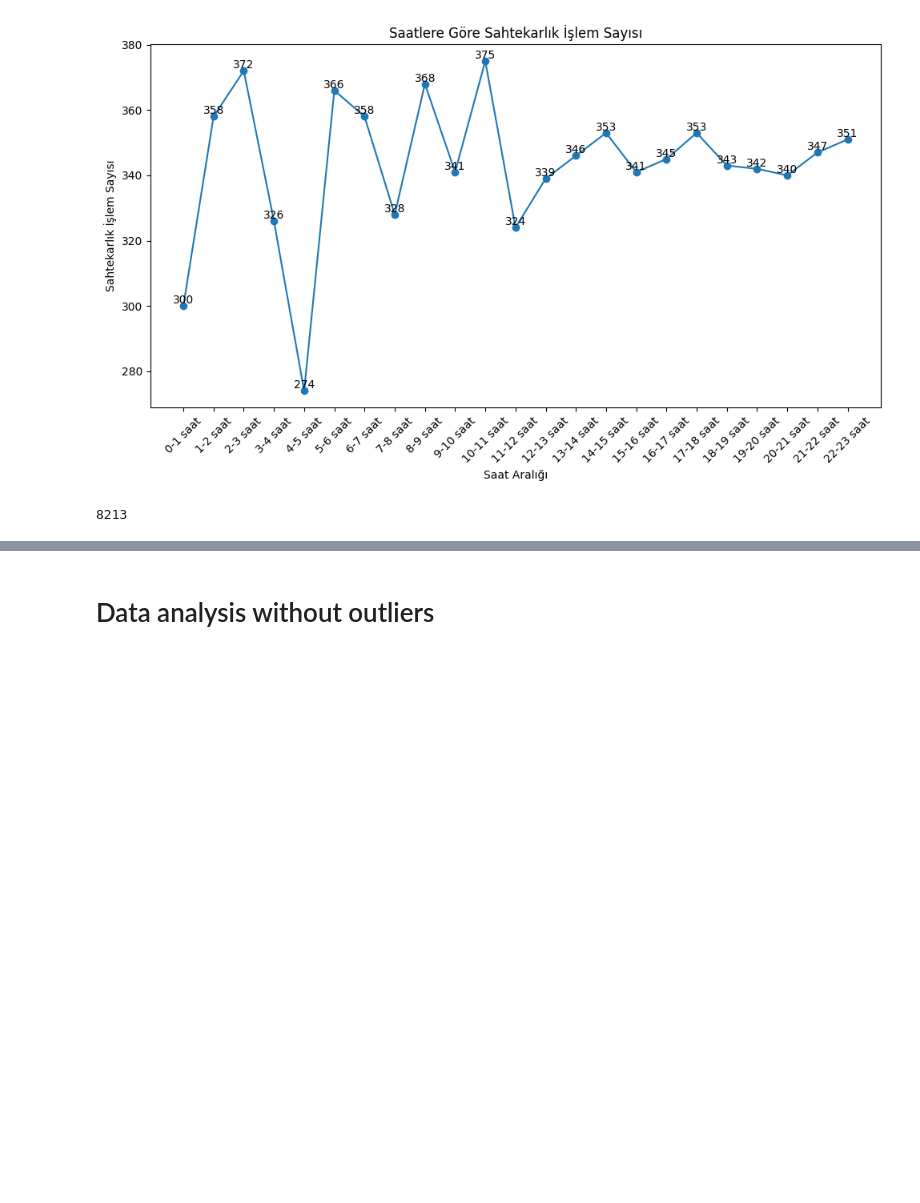
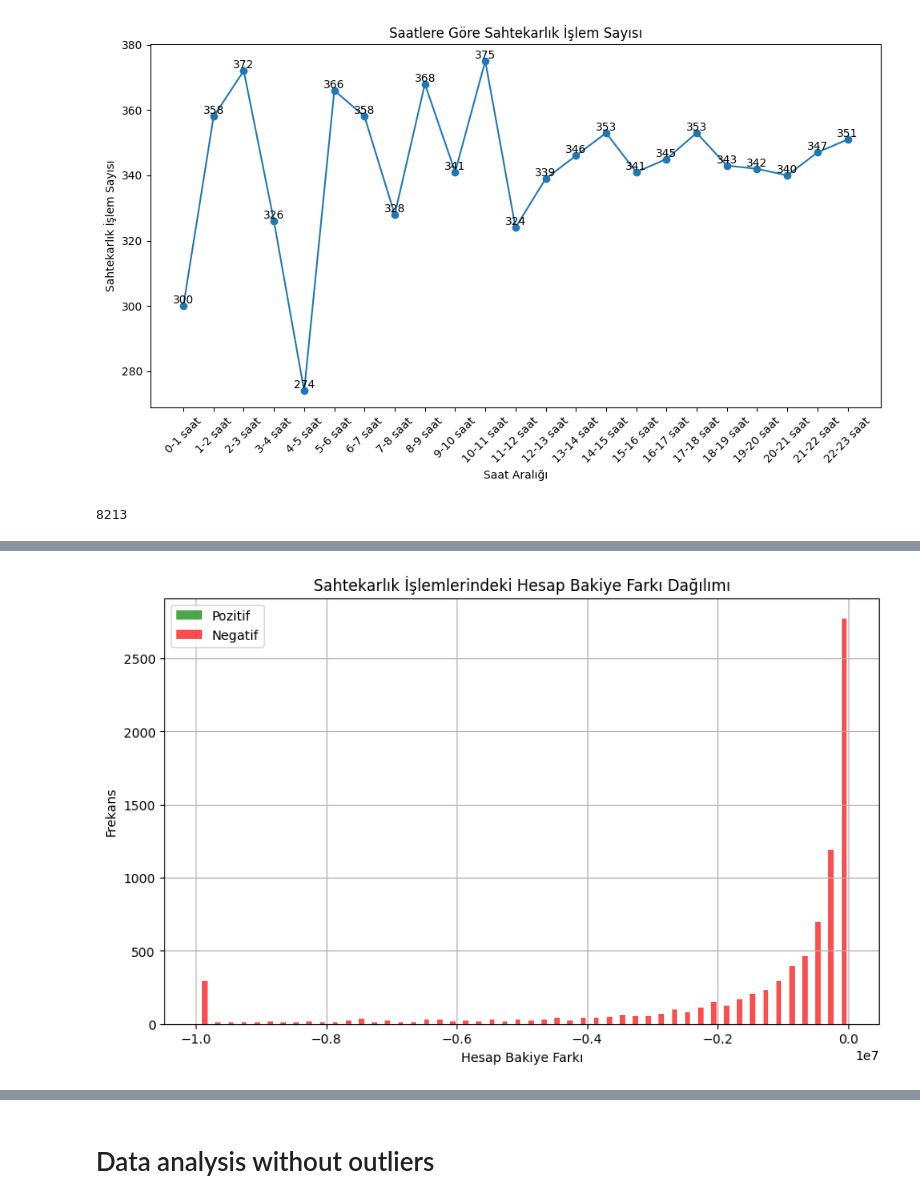
Before and after one commit to Muhammedali26/Projects, a Jupyter notebook: Synthetic-data-fraud-detection/main.ipynb, the cells around one changed output, grey strips where cells are left out. Drawn from its saved outputs; the diff is of its cells as text; code cells hidden in the pictures; blank space fills up the shorter version.

```diff
--- a/Synthetic-data-fraud-detection/main.ipynb
+++ b/Synthetic-data-fraud-detection/main.ipynb
@@ -466,0 +477,22 @@ memory usage: 48.5+ MB
+# %%
+# Sahtekarlık işlemlerini içeren veriyi seçme
+fraud_data = data[data['isFraud'] == 1]
+
+# İşlem öncesi ve sonrası hesap bakiye farkını hesaplama
+fraud_data['balance_diff'] = fraud_data['newbalanceOrig'] - fraud_data['oldbalanceOrg']
+
+# Pozitif ve negatif bakiye farklarını ayırma
+positive_balance_diff = fraud_data[fraud_data['balance_diff'] > 0]['balance_diff']
+negative_balance_diff = fraud_data[fraud_data['balance_diff'] <= 0]['balance_diff']
+
+# Histogram grafiğini çizdirme
+plt.figure(figsize=(10, 6))
+plt.hist([positive_balance_diff, negative_balance_diff], bins=50, color=['green', 'red'], alpha=0.7, label=['Pozitif', 'Negatif'])
+plt.title("Sahtekarlık İşlemlerindeki Hesap Bakiye Farkı Dağılımı")
+plt.xlabel("Hesap Bakiye Farkı")
+plt.ylabel("Frekans")
+plt.legend()
+plt.grid(True)
+plt.show()
+# %% [output]
+[figure, added]
```
Also changed, not shown: parts of 21 cells of this notebook.
